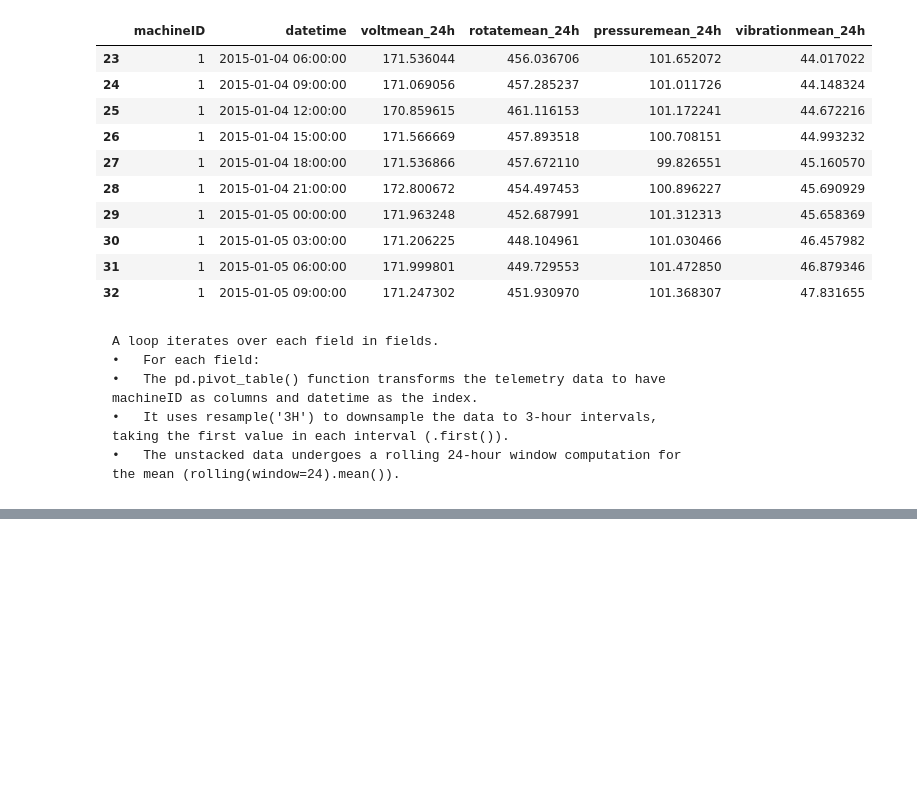
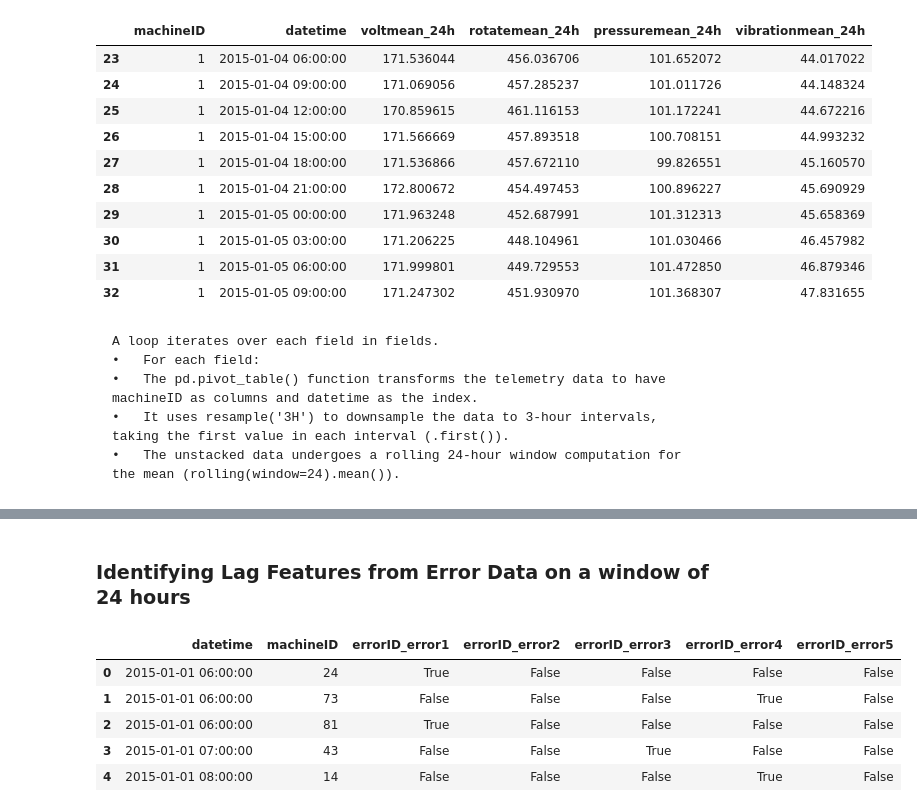
Before and after one commit to azrael-07/FinalProject, a Jupyter notebook: PredictiveMaintenance.ipynb, the cells around one changed output, grey strips where cells are left out. Drawn from its saved outputs; the diff is of its cells as text; code cells hidden in the pictures; blank space fills up the shorter version.

```diff
--- a/PredictiveMaintenance.ipynb
+++ b/PredictiveMaintenance.ipynb
@@ -470,3 +470,5 @@ telemetry_feat.head()
 | 25 | 1 | 2015-01-04 12:00:00 | 175.412103 | 445.450581 | 100.887363 | 54.251534 | 34.918687 | ... |
 | 26 | 1 | 2015-01-04 15:00:00 | 157.347716 | 451.882075 | 101.289380 | 48.602686 | 24.617739 | ... |
 | 27 | 1 | 2015-01-04 18:00:00 | 176.450550 | 446.033068 | 84.521555 | 47.638836 | 8.071400 | ... |
+# %% [markdown]
+### Identifying Lag Features from Error Data on a window of 24 hours
@@ -472,0 +477,9 @@ telemetry_feat.head()
+# %%
+error_count.head()
+# %% [output]
+|  | datetime | machineID | errorID_error1 | errorID_error2 | errorID_error3 | errorID_error4 | errorID_error5 |
+| 0 | 2015-01-01 06:00:00 | 24 | True | False | False | False | False |
+| 1 | 2015-01-01 06:00:00 | 73 | False | False | False | True | False |
+| 2 | 2015-01-01 06:00:00 | 81 | True | False | False | False | False |
+| 3 | 2015-01-01 07:00:00 | 43 | False | False | True | False | False |
+| 4 | 2015-01-01 08:00:00 | 14 | False | False | False | True | False |
```
Also changed, not shown: parts of 12 cells of this notebook.
